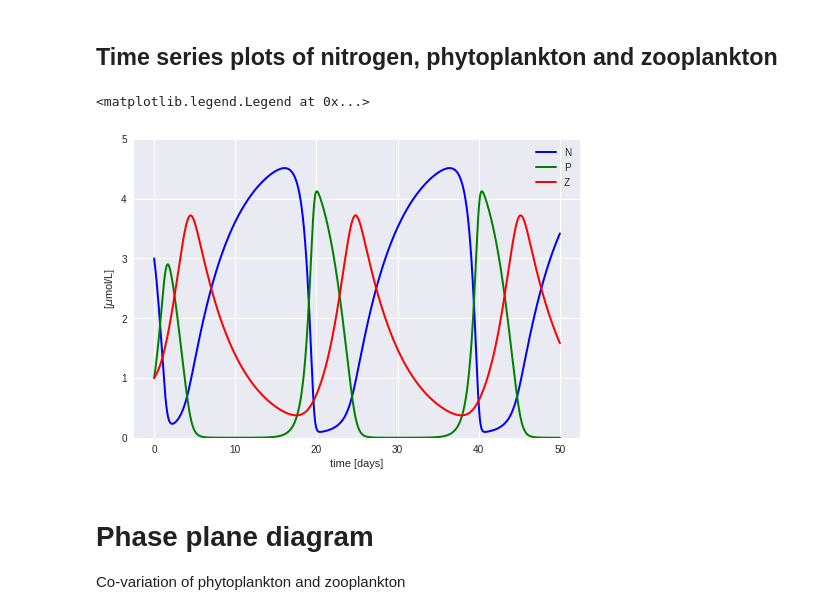
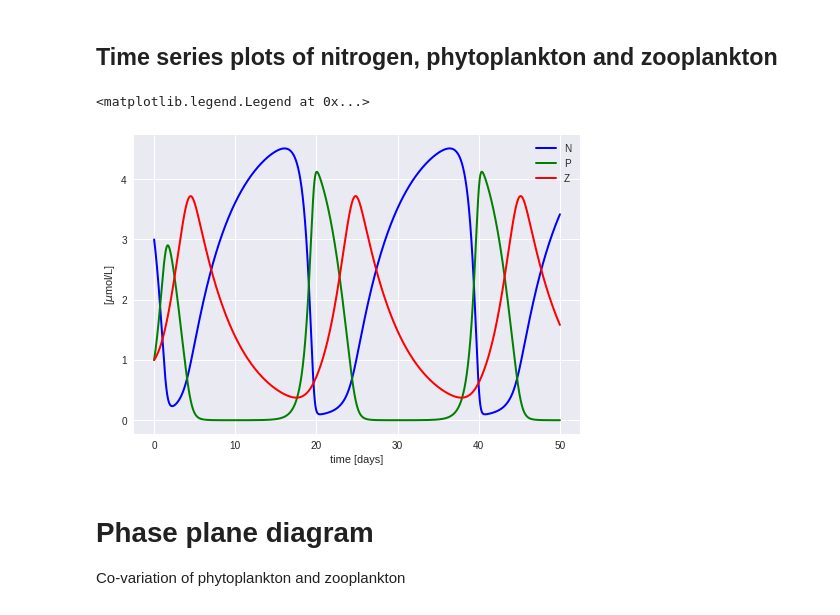
Before and after one commit to tompc35/ms274-modeling-marine-systems, a Jupyter notebook: NPZ_model.ipynb, the cells around one changed output. Saved outputs shown, nothing was run; the diff lists cells and outputs as text; code cells hidden in the pictures.

```diff
--- a/NPZ_model.ipynb
+++ b/NPZ_model.ipynb
@@ -159,15 +159,15 @@ for i,time in enumerate(t[1:]):
 # %%
 plt.figure()
 plt.plot(t,N,color='b',lw=2)
 plt.plot(t,P,color='g',lw=2)
 plt.plot(t,Z,color='r',lw=2)
-plt.ylim([0,NT])
+#plt.ylim([0,NT])
 plt.xlabel('time [days]')
 plt.ylabel('[$\mu$mol/L]')
 plt.legend(['N','P','Z'],loc='best')
 # %% [output]
 <matplotlib.legend.Legend at 0x...>
-[figure, old version]
+[figure, new version]
 # %% [markdown]
 # Phase plane diagram
 
```
Also changed, not shown: parts of 1 cell of this notebook.
